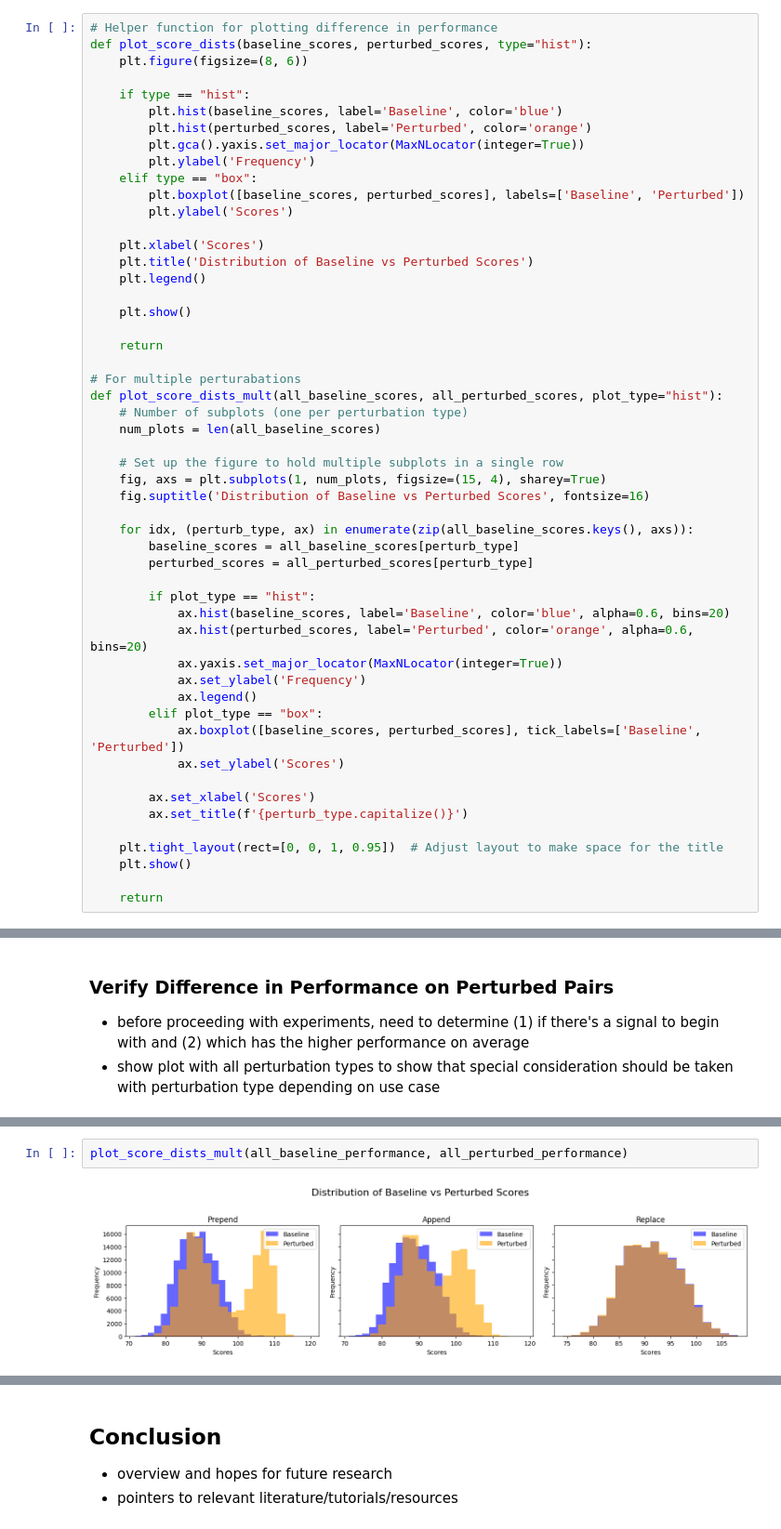
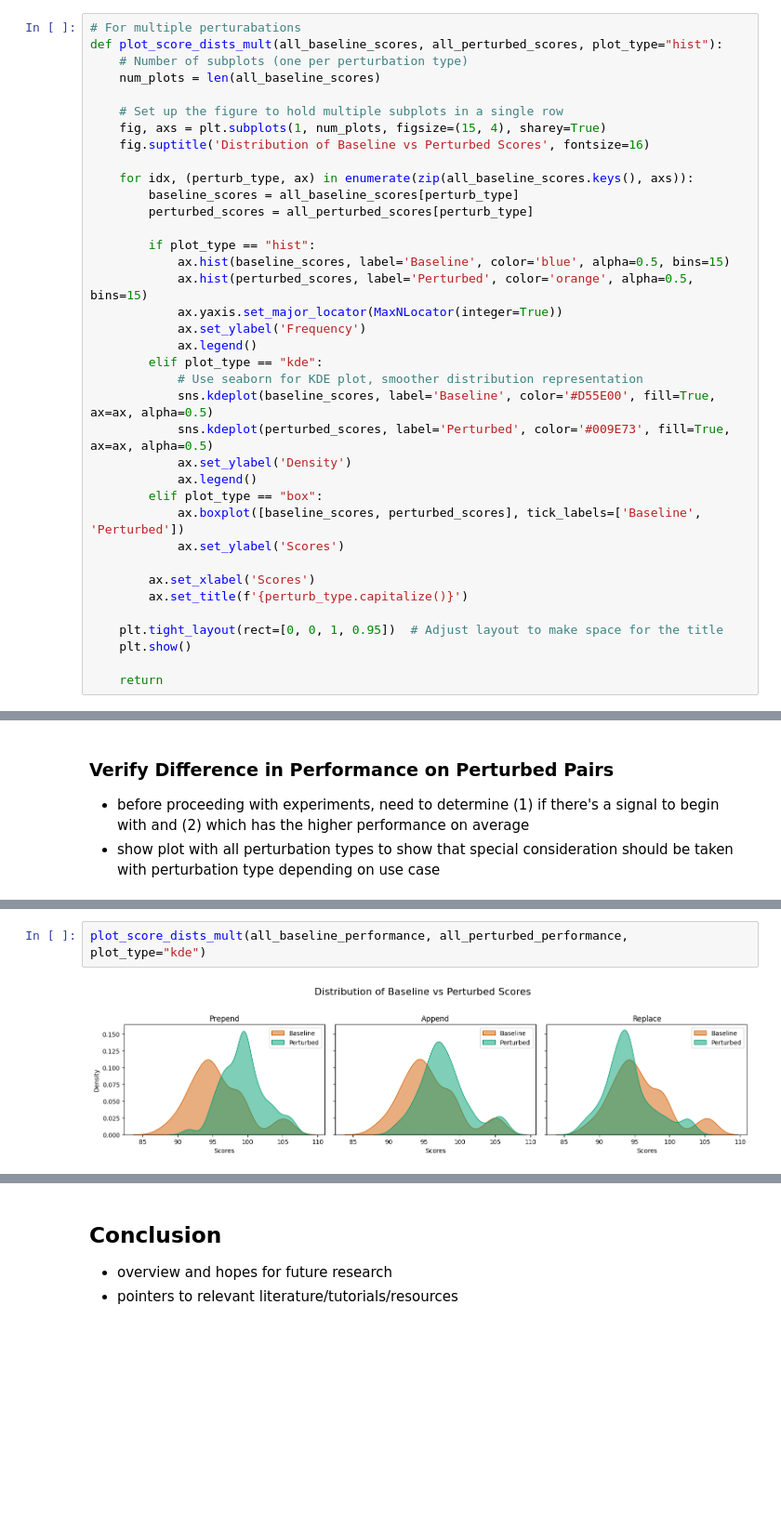
Before and after one commit to Parry-Parry/MechIR, a Jupyter notebook: examples/activation_patching_considerations.ipynb, the cells around one changed output, grey strips where cells are left out. Shown at 93% size. Cells and saved outputs as stored; diff of their text form; blank space fills up the shorter version.

```diff
--- a/examples/activation_patching_considerations.ipynb
+++ b/examples/activation_patching_considerations.ipynb
@@ -102,27 +101,6 @@ def calculate_performance(model, dataloader, baseline_performance, perturbed_per
         baseline_performance += baseline_scores.flatten().tolist()
         perturbed_performance += perturbed_scores.flatten().tolist()
 # %%
-# Helper function for plotting difference in performance
-def plot_score_dists(baseline_scores, perturbed_scores, type="hist"):
-    plt.figure(figsize=(8, 6))
-
-    if type == "hist":
-        plt.hist(baseline_scores, label='Baseline', color='blue')
-        plt.hist(perturbed_scores, label='Perturbed', color='orange')
-        plt.gca().yaxis.set_major_locator(MaxNLocator(integer=True))
-        plt.ylabel('Frequency')
-    elif type == "box":
-        plt.boxplot([baseline_scores, perturbed_scores], labels=['Baseline', 'Perturbed'])
-        plt.ylabel('Scores')
-
-    plt.xlabel('Scores')
-    plt.title('Distribution of Baseline vs Perturbed Scores')
-    plt.legend()
-
-    plt.show()
-
-    return
-
 # For multiple perturabations
 def plot_score_dists_mult(all_baseline_scores, all_perturbed_scores, plot_type="hist"):
     # Number of subplots (one per perturbation type)
@@ -137,10 +115,16 @@ def plot_score_dists_mult(all_baseline_scores, all_perturbed_scores, plot_type="
         perturbed_scores = all_perturbed_scores[perturb_type]
 
         if plot_type == "hist":
-            ax.hist(baseline_scores, label='Baseline', color='blue', alpha=0.6, bins=20)
-            ax.hist(perturbed_scores, label='Perturbed', color='orange', alpha=0.6, bins=20)
+            ax.hist(baseline_scores, label='Baseline', color='blue', alpha=0.5, bins=15)
+            ax.hist(perturbed_scores, label='Perturbed', color='orange', alpha=0.5, bins=15)
             ax.yaxis.set_major_locator(MaxNLocator(integer=True))
             ax.set_ylabel('Frequency')
+            ax.legend()
+        elif plot_type == "kde":
+            # Use seaborn for KDE plot, smoother distribution representation
+            sns.kdeplot(baseline_scores, label='Baseline', color='#D55E00', fill=True, ax=ax, alpha=0.5)
+            sns.kdeplot(perturbed_scores, label='Perturbed', color='#009E73', fill=True, ax=ax, alpha=0.5)
+            ax.set_ylabel('Density')
             ax.legend()
         elif plot_type == "box":
             ax.boxplot([baseline_scores, perturbed_scores], tick_labels=['Baseline', 'Perturbed'])
@@ -281,4 +255,4 @@ with open("perturbed_performance.json", "w") as perturbed_file:
 # %%
-plot_score_dists_mult(all_baseline_performance, all_perturbed_performance)
+plot_score_dists_mult(all_baseline_performance, all_perturbed_performance, plot_type="kde")
 # %% [output]
-[figure, old version]
+[figure, new version]
```
Also changed, not shown: parts of 17 cells of this notebook.
